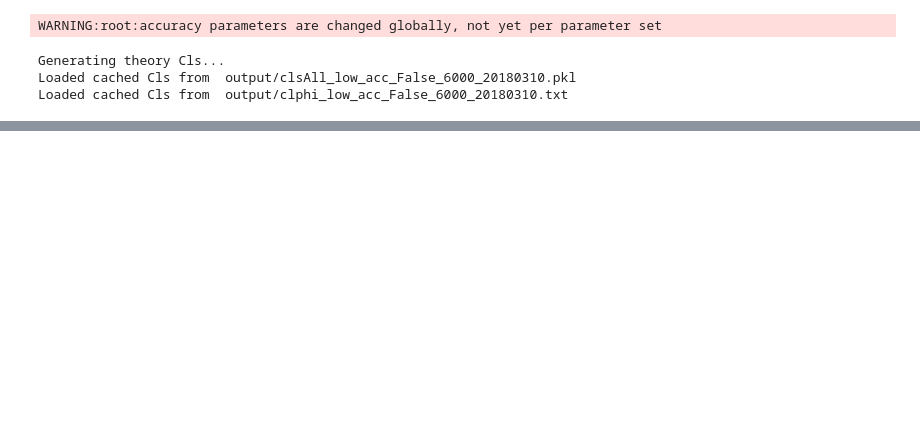
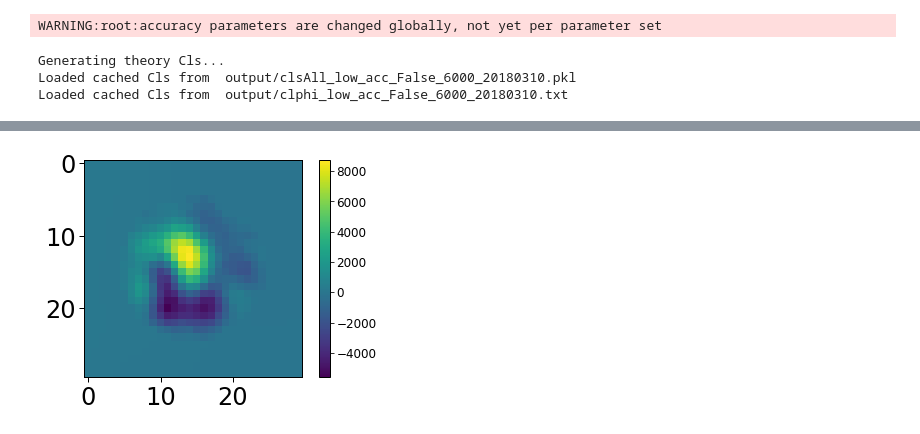
Before and after one commit to msyriac/orphics, a Jupyter notebook: tutorials/Inpainting.ipynb, the cells around one changed output, grey strips where cells are left out. Cells and saved outputs as stored; diff of their text form; code cells hidden in the pictures; blank space fills up the shorter version.

```diff
--- a/tutorials/Inpainting.ipynb
+++ b/tutorials/Inpainting.ipynb
@@ -45,0 +66,13 @@ MemoryError:
+# %%
+orig = masked.copy()
+masked, maskedMean = btip.prepare_circular_mask(tstamp,hole_arcmin)
+masked = np.nan_to_num(masked)
+mean, rand, sim = btip.fill_hole(masked,meanMul,hole_arcmin,m1,m2,covRoot)
+a = masked.reshape(-1)
+a[m1] = sim+maskedMean
+a[m2] = masked.reshape(-1)[m2]
+inpainted = a.reshape(orig.shape[-2:])
+# %%
+io.plot_img(inpainted)
+# %% [output]
+[figure, added]
```
Also changed, not shown: parts of 7 cells of this notebook, 2 other files.
